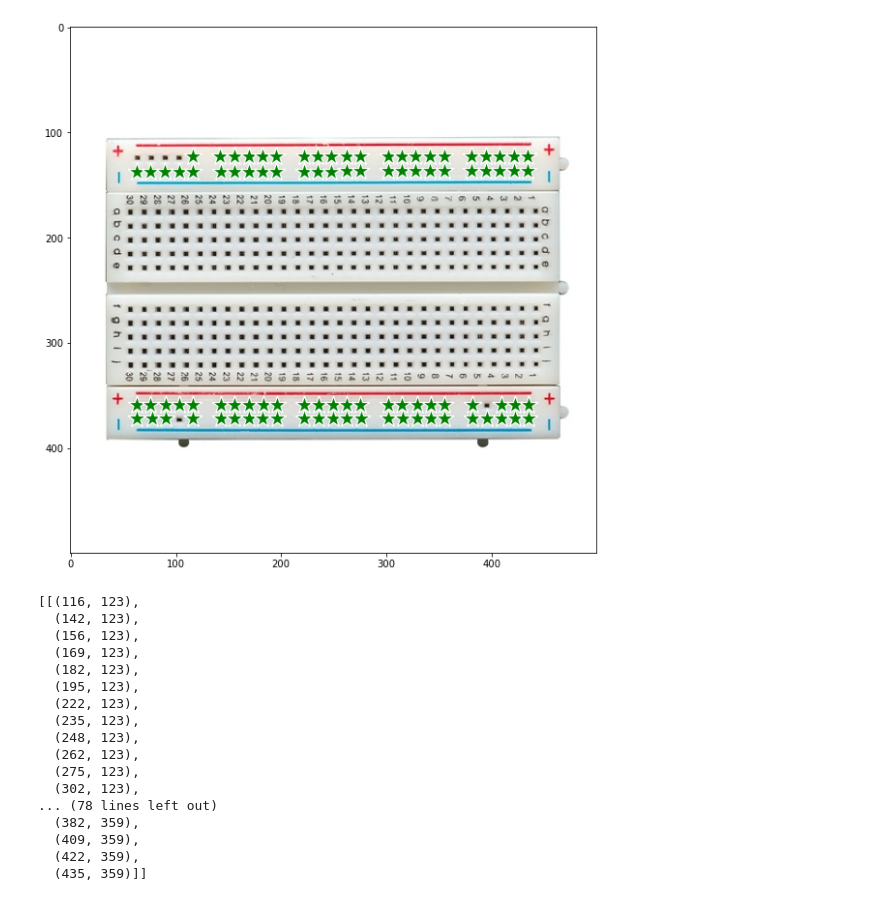
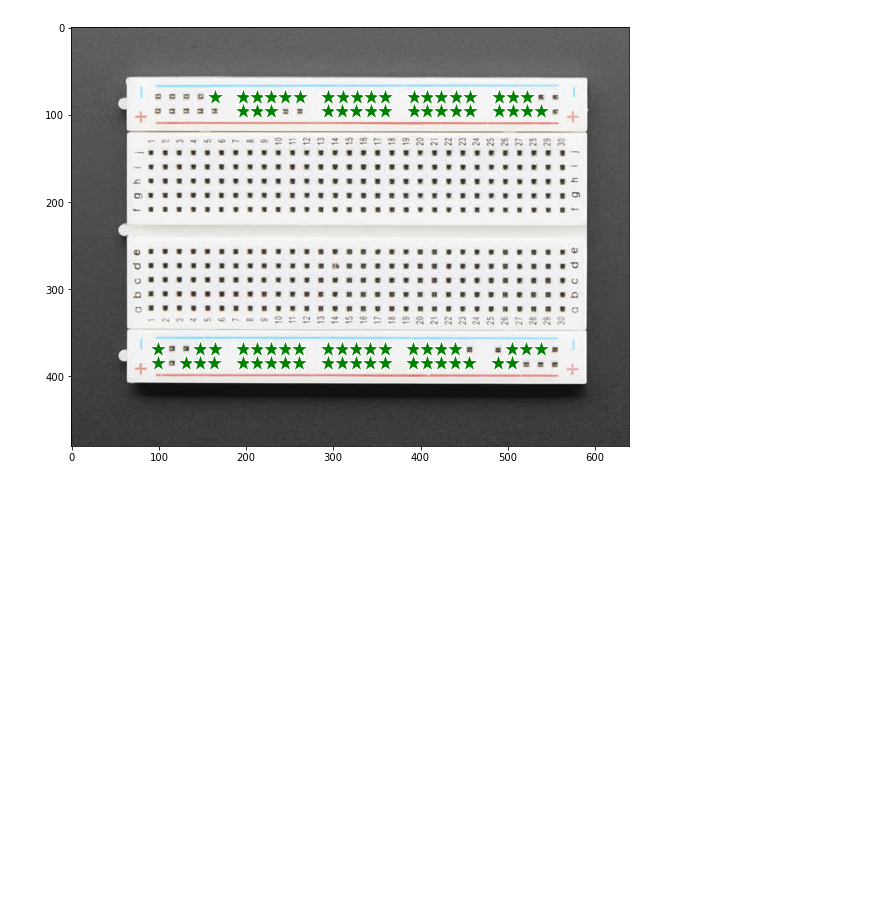
Before and after one commit to ingazhur/hardware-internal-tools, a Jupyter notebook: preprocessing_sandbox.ipynb, the cells around one changed output. Cells and saved outputs as stored; diff of their text form; code cells hidden in the pictures; blank space fills up the shorter version.

```diff
--- a/preprocessing_sandbox.ipynb
+++ b/preprocessing_sandbox.ipynb
@@ -5,9 +6,9 @@ import matplotlib.pyplot as plt
 from util import *
 %matplotlib inline
 # %%
-#img = cv2.imread('images/breadboard_plain.jpeg')
+img = cv2.imread('images/breadboard_plain.jpeg')
 #img = cv2.imread('images/simple.jpg')
-img = cv2.imread('images/bb1.jpg')
+#img = cv2.imread('images/bb1.jpg')
 img = cv2.cvtColor(img, cv2.COLOR_BGR2RGB)
 
 # display img
@@ -18,6 +19,6 @@ plt.show()
 # %%
-#input_boxes = [[67, 62, 590, 407]]
+input_boxes = [[67, 62, 590, 407]]
 #input_boxes = [[129, 115, 1717, 1108]]
-input_boxes = [[30, 103, 468, 389]]
+#input_boxes = [[30, 103, 468, 389]]
 show_boxes_on_image(img, input_boxes)
 # %% [output]
@@ -35,9 +36,6 @@ class Breadboard:
         self.grid = grid # middle of the breadboard (no power rails)
 # %%
 def identify_raw_keypoints(img, bounding_box):
-    num_rows = None
-    num_cols = None
-    grid = None
 
     # identify blobs in the image and constrain them to the input boxes
     detector = cv2.SimpleBlobDetector_create()
@@ -157,50 +182,35 @@ def detect_power_rails(processed_keypoints):
         neighbor = y_coords[y_counter - 1]
         if y_coord - neighbor < 3:
             rail.append(neighbor)
             y_counter -= 2
         else:
             y_counter -= 1
         y_rails.append(rail)
 
     # return an array of 4 elements, each of which contains (x, y) coordinates corresponding to the power rail
     rails = []
     for y_rail in y_rails:
         rail = []
         # rail will contain (x, y) coordinates corresponding to the power rail
         # takes all values corresponding to the y_rail key
         rail = [kp for kp in kps if kp[1] in y_rail]
 
         # sort rail by x coordinate
         rail.sort(key=lambda x: x[0])
         rails.append(rail)
 
     rail_keypoints = []
     for i in range(len(rails)):
         for j in range(len(rails[i])):
             rail_keypoints.append(rails[i][j])
 
     show_points_on_image(img, rail_keypoints)
 
+    #grid_keypoints = [kp for kp in kps if kp not in rail_keypoints]
+    #show_points_on_image(img, grid_keypoints)
+
     return rails
 
-
-detect_power_rails(processed_keypoints)
+rails = detect_power_rails(processed_keypoints)
 # %% [output]
-[figure, old version]
+[figure, new version]
-[[(116, 123),
-  (142, 123),
-  (156, 123),
-  (169, 123),
-  (182, 123),
-  (195, 123),
-  (222, 123),
-  (235, 123),
-  (248, 123),
-  (262, 123),
-  (275, 123),
-  (302, 123),
-... (78 lines left out)
-  (382, 359),
-  (409, 359),
-  (422, 359),
-  (435, 359)]]
```
Also changed, not shown: parts of 12 cells of this notebook, 1 other file.
